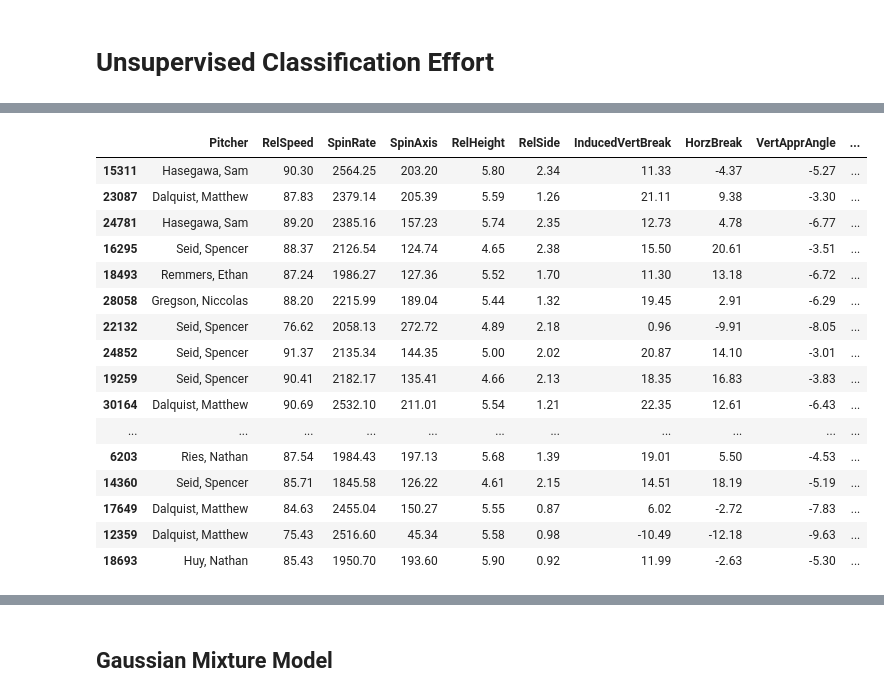
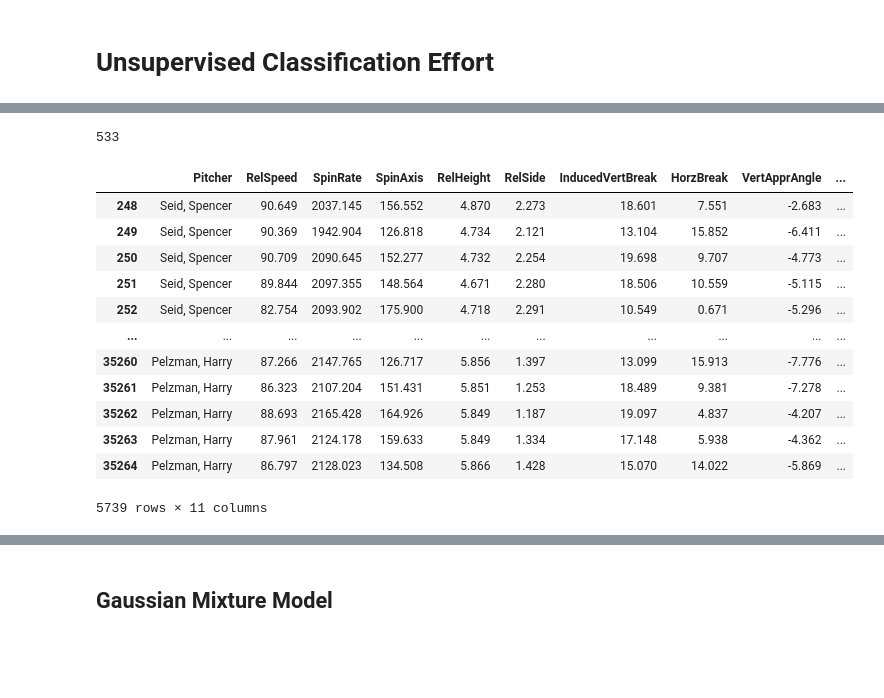
Before and after one commit to jackkalsched/UCSD_Baseball_25, a Jupyter notebook: Pitching/pitch classification/classification.ipynb, the cells around one changed output, grey strips where cells are left out. Saved outputs shown, nothing was run; the diff lists cells and outputs as text; code cells hidden in the pictures; blank space fills up the shorter version.

```diff
--- a/Pitching/pitch classification/classification.ipynb
+++ b/Pitching/pitch classification/classification.ipynb
@@ -26,6 +26,7 @@ from matplotlib.ticker import FuncFormatter
 from matplotlib.patches import Patch
 
 pd.options.display.max_columns = None
+pd.set_option('display.float_format', '{:2f}'.format)
 # %% [markdown]
 ## Data Cleaning
 # %%
@@ -767,28 +765,56 @@ encoded_trackman
 35602 rows × 167 columns
+# %%
+id_cols = ['Pitcher']
+feature_cols = ['RelSpeed', 'SpinRate', 'SpinAxis', 'RelHeight', 'RelSide', 'InducedVertBreak', 'HorzBreak', 'VertApprAngle', 'HorzApprAngle']
+# %%
+## clean outliers and NaN cases
+
+pitcher_info_mean = encoded_trackman.groupby(['Pitcher', 'TaggedPitchType'])[feature_cols].mean().reset_index()
+pitcher_info_mean
+
+pitcher_info_std = encoded_trackman.groupby(['Pitcher', 'TaggedPitchType'])[feature_cols].std().reset_index()
+pitcher_info_std
+
+pitcher_info = pitcher_info_mean.merge(pitcher_info_std, on = ['Pitcher', 'TaggedPitchType'], how = 'inner', suffixes = ('_mean', '_std'))
+# Clean out pitches with metrics outside of 3 SDs from the mean
+temp_trackman = encoded_trackman.merge(pitcher_info, on = ['Pitcher', 'TaggedPitchType'], how = 'inner')
+valid_trackman = temp_trackman[
+    ((temp_trackman['RelSpeed'] >= temp_trackman['RelSpeed_mean'] - (3 * temp_trackman['RelSpeed_std'])) &
+     (temp_trackman['RelSpeed'] <= temp_trackman['RelSpeed_mean'] + (3 * temp_trackman['RelSpeed_std']))) &
+    ((temp_trackman['SpinRate'] >= temp_trackman['SpinRate_mean'] - (3 * temp_trackman['SpinRate_std'])) &
+     (temp_trackman['SpinRate'] <= temp_trackman['SpinRate_mean'] + (3 * temp_trackman['SpinRate_std']))) &
+    ((temp_trackman['SpinAxis'] >= temp_trackman['SpinAxis_mean'] - (3 * temp_trackman['SpinAxis_std'])) &
+     (temp_trackman['SpinAxis'] <= temp_trackman['SpinAxis_mean'] + (3 * temp_trackman['SpinAxis_std']))) &
+    ((temp_trackman['RelHeight'] < 8) & (temp_trackman['RelHeight'] > 3.5)) &
+    ((temp_trackman['RelSide'] < 7) & (temp_trackman['RelSide'] > -2)) &
+    ((temp_trackman['InducedVertBreak'] >= temp_trackman['InducedVertBreak_mean'] - (3 * temp_trackman['InducedVertBreak_std'])) &
+     (temp_trackman['InducedVertBreak'] <= temp_trackman['InducedVertBreak_mean'] + (3 * temp_trackman['InducedVertBreak_std']))) &
+    ((temp_trackman['HorzBreak'] >= temp_trackman['HorzBreak_mean'] - (3 * temp_trackman['HorzBreak_std'])) &
+     (temp_trackman['HorzBreak'] <= temp_trackman['HorzBreak_mean'] + (3 * temp_trackman['HorzBreak_std']))) &
+    ((temp_trackman['VertApprAngle'] < 0) & (temp_trackman['VertApprAngle'] > -15))]
+# %% [output]
+533
 # %%
 id_cols = ['Pitcher']
 feature_cols = ['RelSpeed', 'SpinRate', 'SpinAxis', 'RelHeight', 'RelSide', 'InducedVertBreak', 'HorzBreak', 'VertApprAngle', 'HorzApprAngle']
 # %%
-training_df = encoded_trackman[encoded_trackman['PitcherTeam'] == 'CSD_TRI'][id_cols + feature_cols]
-training_df.sample(20)
+training_df = valid_trackman[valid_trackman['PitcherTeam'] == 'CSD_TRI'][id_cols + feature_cols]
+training_df['pitch_id'] = training_df.index
+training_df
 # %% [output]
 |  | Pitcher | RelSpeed | SpinRate | SpinAxis | RelHeight | RelSide | InducedVertBreak | HorzBreak | VertApprAngle | ... |
-| 15311 | Hasegawa, Sam | 90.30 | 2564.25 | 203.20 | 5.80 | 2.34 | 11.33 | -4.37 | -5.27 | ... |
-| 23087 | Dalquist, Matthew | 87.83 | 2379.14 | 205.39 | 5.59 | 1.26 | 21.11 | 9.38 | -3.30 | ... |
-| 24781 | Hasegawa, Sam | 89.20 | 2385.16 | 157.23 | 5.74 | 2.35 | 12.73 | 4.78 | -6.77 | ... |
-| 16295 | Seid, Spencer | 88.37 | 2126.54 | 124.74 | 4.65 | 2.38 | 15.50 | 20.61 | -3.51 | ... |
-| 18493 | Remmers, Ethan | 87.24 | 1986.27 | 127.36 | 5.52 | 1.70 | 11.30 | 13.18 | -6.72 | ... |
-| 28058 | Gregson, Niccolas | 88.20 | 2215.99 | 189.04 | 5.44 | 1.32 | 19.45 | 2.91 | -6.29 | ... |
-| 22132 | Seid, Spencer | 76.62 | 2058.13 | 272.72 | 4.89 | 2.18 | 0.96 | -9.91 | -8.05 | ... |
-| 24852 | Seid, Spencer | 91.37 | 2135.34 | 144.35 | 5.00 | 2.02 | 20.87 | 14.10 | -3.01 | ... |
-| 19259 | Seid, Spencer | 90.41 | 2182.17 | 135.41 | 4.66 | 2.13 | 18.35 | 16.83 | -3.83 | ... |
-| 30164 | Dalquist, Matthew | 90.69 | 2532.10 | 211.01 | 5.54 | 1.21 | 22.35 | 12.61 | -6.43 | ... |
+| 248 | Seid, Spencer | 90.649 | 2037.145 | 156.552 | 4.870 | 2.273 | 18.601 | 7.551 | -2.683 | ... |
+| 249 | Seid, Spencer | 90.369 | 1942.904 | 126.818 | 4.734 | 2.121 | 13.104 | 15.852 | -6.411 | ... |
+| 250 | Seid, Spencer | 90.709 | 2090.645 | 152.277 | 4.732 | 2.254 | 19.698 | 9.707 | -4.773 | ... |
+| 251 | Seid, Spencer | 89.844 | 2097.355 | 148.564 | 4.671 | 2.280 | 18.506 | 10.559 | -5.115 | ... |
+| 252 | Seid, Spencer | 82.754 | 2093.902 | 175.900 | 4.718 | 2.291 | 10.549 | 0.671 | -5.296 | ... |
 | ... | ... | ... | ... | ... | ... | ... | ... | ... | ... | ... |
-| 6203 | Ries, Nathan | 87.54 | 1984.43 | 197.13 | 5.68 | 1.39 | 19.01 | 5.50 | -4.53 | ... |
-| 14360 | Seid, Spencer | 85.71 | 1845.58 | 126.22 | 4.61 | 2.15 | 14.51 | 18.19 | -5.19 | ... |
-| 17649 | Dalquist, Matthew | 84.63 | 2455.04 | 150.27 | 5.55 | 0.87 | 6.02 | -2.72 | -7.83 | ... |
-| 12359 | Dalquist, Matthew | 75.43 | 2516.60 | 45.34 | 5.58 | 0.98 | -10.49 | -12.18 | -9.63 | ... |
-| 18693 | Huy, Nathan | 85.43 | 1950.70 | 193.60 | 5.90 | 0.92 | 11.99 | -2.63 | -5.30 | ... |
+| 35260 | Pelzman, Harry | 87.266 | 2147.765 | 126.717 | 5.856 | 1.397 | 13.099 | 15.913 | -7.776 | ... |
+| 35261 | Pelzman, Harry | 86.323 | 2107.204 | 151.431 | 5.851 | 1.253 | 18.489 | 9.381 | -7.278 | ... |
+| 35262 | Pelzman, Harry | 88.693 | 2165.428 | 164.926 | 5.849 | 1.187 | 19.097 | 4.837 | -4.207 | ... |
+| 35263 | Pelzman, Harry | 87.961 | 2124.178 | 159.633 | 5.849 | 1.334 | 17.148 | 5.938 | -4.362 | ... |
+| 35264 | Pelzman, Harry | 86.797 | 2128.023 | 134.508 | 5.866 | 1.428 | 15.070 | 14.022 | -5.869 | ... |
+5739 rows × 11 columns
 # %%
 unique_pitchers = ['King, Devon', 'Murdock, Steele', 'Davidson, Garrett', 'Weber, Chapman', 'Villar, Jake', 'Gregson, Niccolas', 'Ries, Nathan', 'Cazares, Julian', 'Remmers, Ethan', 'Pelzman, Harry']
 
```
Also changed, not shown: parts of 18 cells of this notebook.
